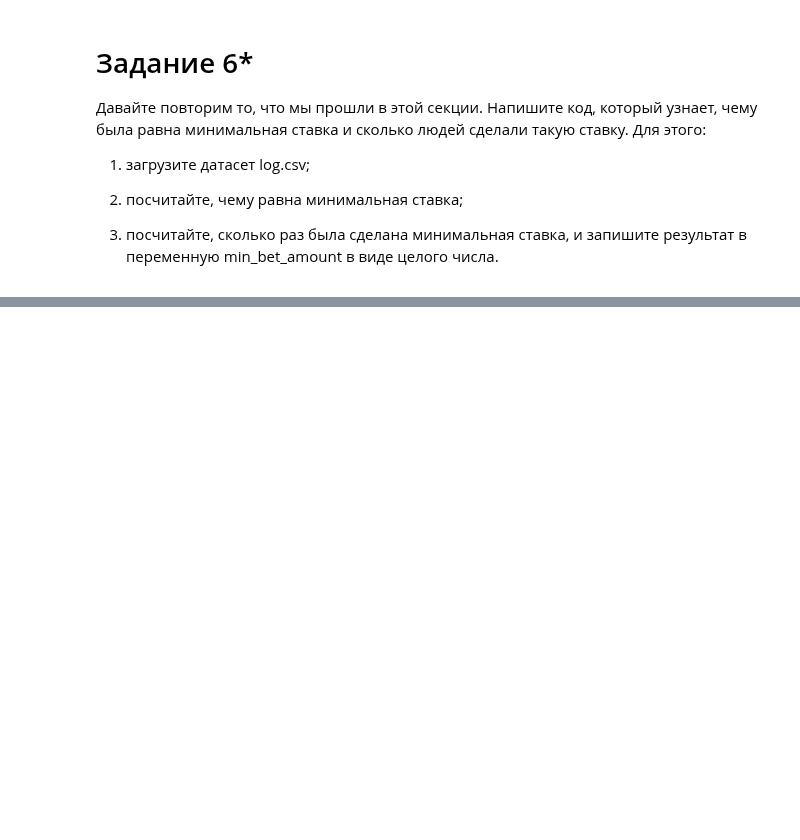
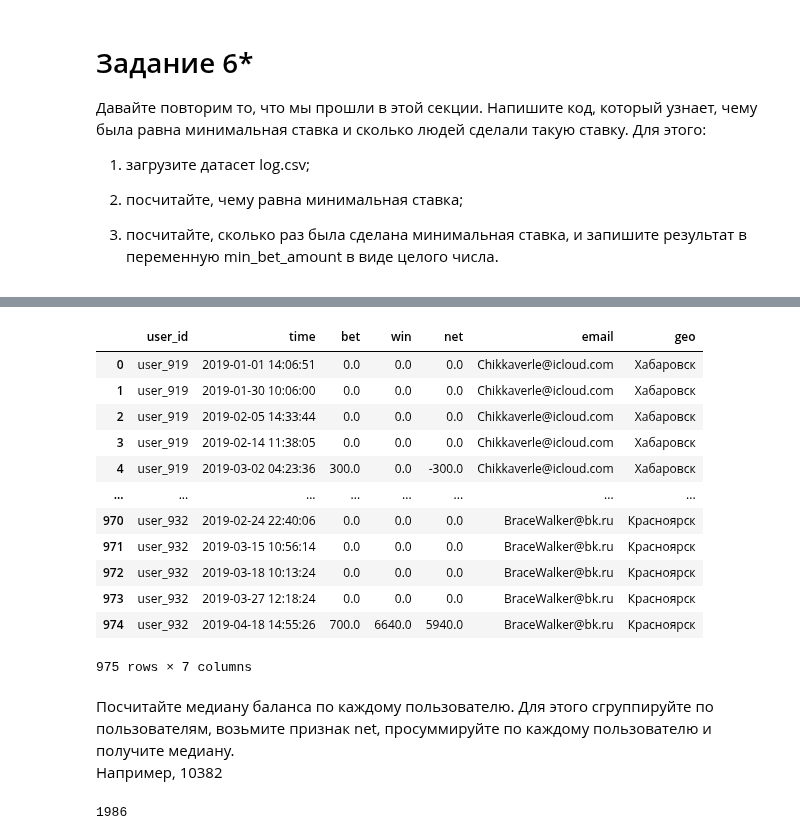
Before and after one commit to Enreward/DS_projects, a Jupyter notebook: theory/Юнит 3. Введение в машинное обучение/PYTHON-12. Feature Engineering.ipynb, the cells around one changed output, grey strips where cells are left out. Drawn from its saved outputs; the diff is of its cells as text; code cells hidden in the pictures; blank space fills up the shorter version.

```diff
--- a/theory/Юнит 3. Введение в машинное обучение/PYTHON-12. Feature Engineering.ipynb
+++ b/theory/Юнит 3. Введение в машинное обучение/PYTHON-12. Feature Engineering.ipynb
@@ -984,0 +1101,51 @@ print(min_bet_amount)
+# %%
+import pandas as pd
+import numpy as np
+
+# прочитаем файл в переменную log;
+log = pd.read_csv('log.csv', header=None)
+# добавим названия колонок user_id, time, bet, win;
+log.columns = ['user_id','time','bet','win']
+# уберём лишний первый символ в time
+log.time = log.time.apply(lambda t: str(t)[1:] if (isinstance(t, str)) else t)
+# приводим к формату datetime
+log.time = pd.to_datetime(log.time)
+# заполняем пропуски в bet нулями
+log.bet = log.bet.fillna(0)
+# заполняем пропуски в win нулями
+log.win = log.win.fillna(0)
+
+# создаём столбец net на основе данных из bet и win
+log['net'] = log['win']-log['bet']
+
+us = pd.read_csv('users.csv', sep='\t', encoding='KOI8-R')
+us.columns = ['user_id', 'email', 'geo']
+# Приведем признак user_id к одному формату в обоих датасетах
+us.user_id = us.user_id.apply(lambda x: x.lower())
+# Избавимся от ошибок в user_id
+log = log[log.user_id != '#error']
+log.user_id = log.user_id.str.split(' - ').apply(lambda x: x[1])
+
+df = pd.merge(log, us, on='user_id')
+display(df)
+# %% [output]
+|  | user_id | time | bet | win | net | email | geo |
+| 0 | user_919 | 2019-01-01 14:06:51 | 0.0 | 0.0 | 0.0 | Chikkaverle@icloud.com | Хабаровск |
+| 1 | user_919 | 2019-01-30 10:06:00 | 0.0 | 0.0 | 0.0 | Chikkaverle@icloud.com | Хабаровск |
+| 2 | user_919 | 2019-02-05 14:33:44 | 0.0 | 0.0 | 0.0 | Chikkaverle@icloud.com | Хабаровск |
+| 3 | user_919 | 2019-02-14 11:38:05 | 0.0 | 0.0 | 0.0 | Chikkaverle@icloud.com | Хабаровск |
+| 4 | user_919 | 2019-03-02 04:23:36 | 300.0 | 0.0 | -300.0 | Chikkaverle@icloud.com | Хабаровск |
+| ... | ... | ... | ... | ... | ... | ... | ... |
+| 970 | user_932 | 2019-02-24 22:40:06 | 0.0 | 0.0 | 0.0 | BraceWalker@bk.ru | Красноярск |
+| 971 | user_932 | 2019-03-15 10:56:14 | 0.0 | 0.0 | 0.0 | BraceWalker@bk.ru | Красноярск |
+| 972 | user_932 | 2019-03-18 10:13:24 | 0.0 | 0.0 | 0.0 | BraceWalker@bk.ru | Красноярск |
+| 973 | user_932 | 2019-03-27 12:18:24 | 0.0 | 0.0 | 0.0 | BraceWalker@bk.ru | Красноярск |
+| 974 | user_932 | 2019-04-18 14:55:26 | 700.0 | 6640.0 | 5940.0 | BraceWalker@bk.ru | Красноярск |
+975 rows × 7 columns
+# %% [markdown]
+Посчитайте медиану баланса по каждому пользователю. Для этого сгруппируйте по пользователям, возьмите признак net, просуммируйте по каждому пользователю и получите медиану.
+Например, 10382
+# %%
+print(int(df.groupby('user_id').net.sum().median()))
+# %% [output]
+1986
```
Also changed, not shown: parts of 39 cells of this notebook.
